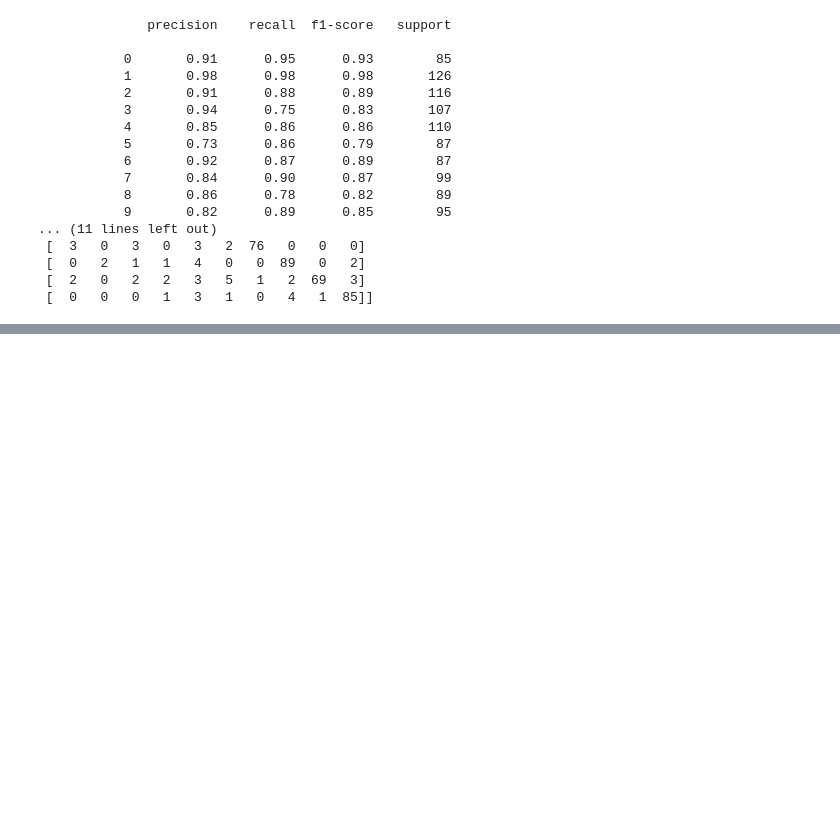
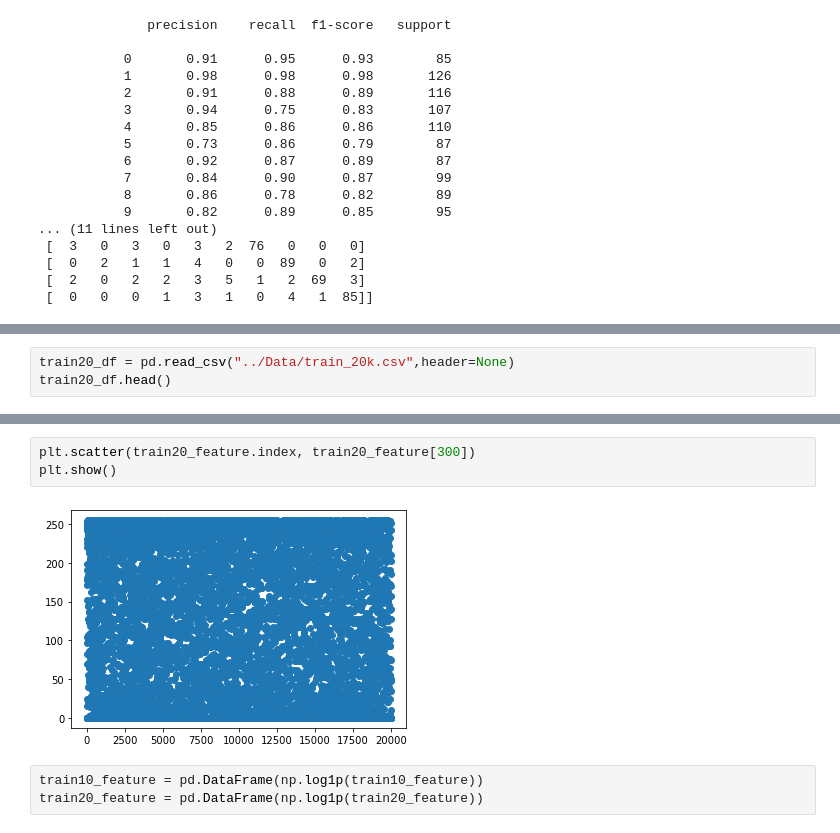
Before and after one commit to bjKim2/python_tj, a Jupyter notebook: 4.MachineLearning/Note/17.이미지 내부의 문자인식.ipynb, the cells around one changed output, grey strips where cells are left out. Cells and saved outputs as stored; diff of their text form; blank space fills up the shorter version.

```diff
--- a/4.MachineLearning/Note/17.이미지 내부의 문자인식.ipynb
+++ b/4.MachineLearning/Note/17.이미지 내부의 문자인식.ipynb
@@ -179,0 +257,3 @@ print(metrics.confusion_matrix(test_label,pred))
+# %%
+train20_df = pd.read_csv("../Data/train_20k.csv",header=None)
+train20_df.head()
@@ -179,0 +278,8 @@ print(metrics.confusion_matrix(test_label,pred))
+# %%
+plt.scatter(train20_feature.index, train20_feature[300])
+plt.show()
+# %% [output]
+[figure, added]
+# %%
+train10_feature = pd.DataFrame(np.log1p(train10_feature))
+train20_feature = pd.DataFrame(np.log1p(train20_feature))
```
Also changed, not shown: parts of 23 cells of this notebook, 15 other files.
